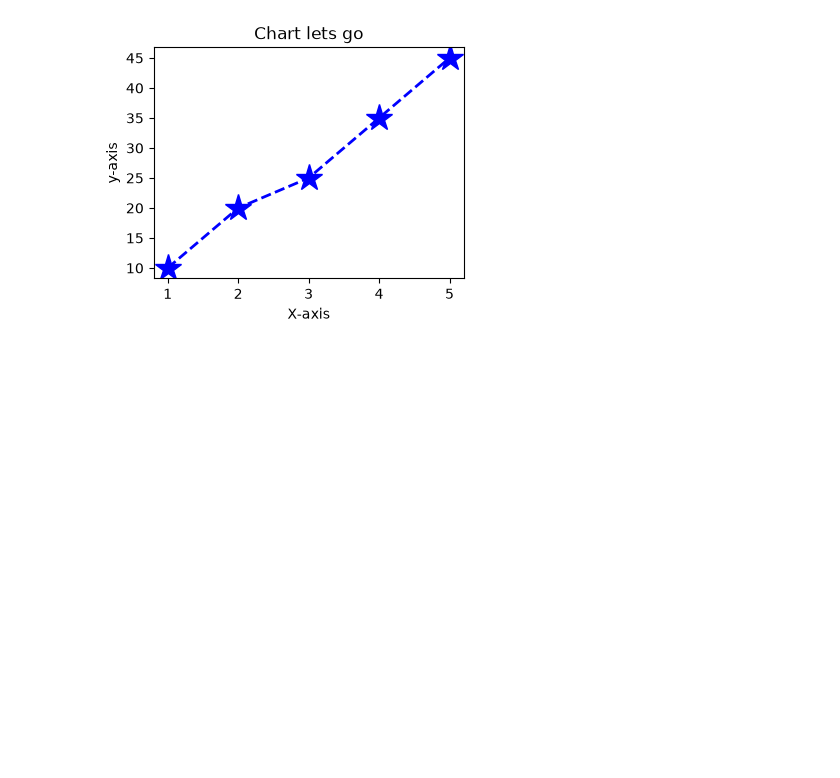
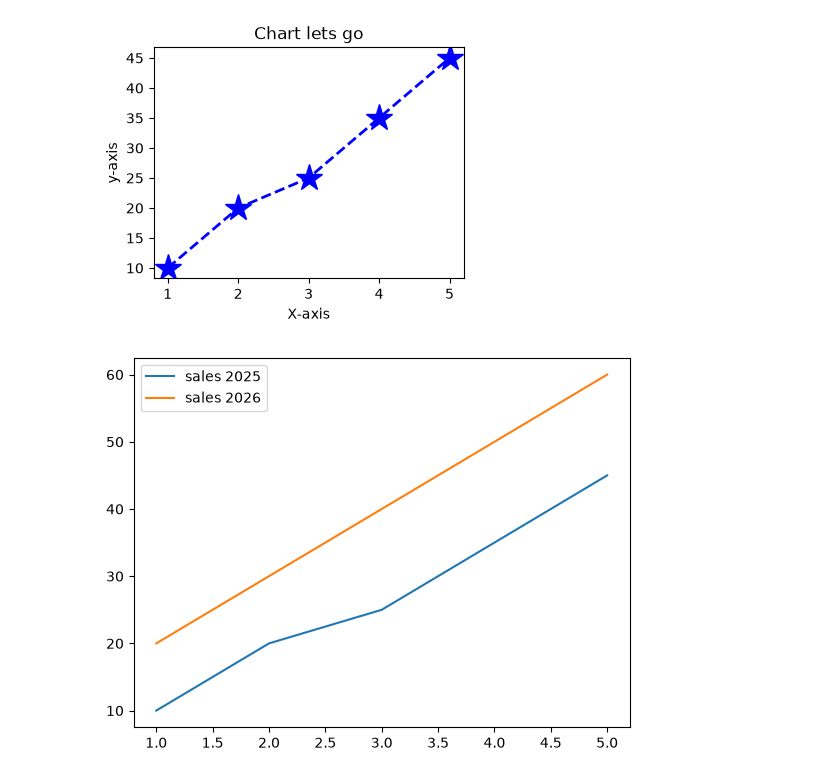
Before and after one commit to kaflebiplob/ML_BASICS, a Jupyter notebook: matplotlib_basics/matplotlib_basics.ipynb, the cells around one changed output. Saved outputs shown, nothing was run; the diff lists cells and outputs as text; code cells hidden in the pictures; blank space fills up the shorter version.

Commit message:
feat: (matplotlib) basic chart function

```diff
--- a/matplotlib_basics/matplotlib_basics.ipynb
+++ b/matplotlib_basics/matplotlib_basics.ipynb
@@ -18,3 +18,15 @@ plt.ylabel("y-axis")
 plt.show()
 # %% [output]
 [figure]
+# %%
+x=[1,2,3,4,5]
+y1=[10,20,25,35,45]
+y2=[20,30,40,50,60]
+
+plt.plot(x,y1,label="sales 2025")
+plt.plot(x,y2,label="sales 2026")
+
+plt.legend()
+plt.show()
+# %% [output]
+[figure, added]
```
